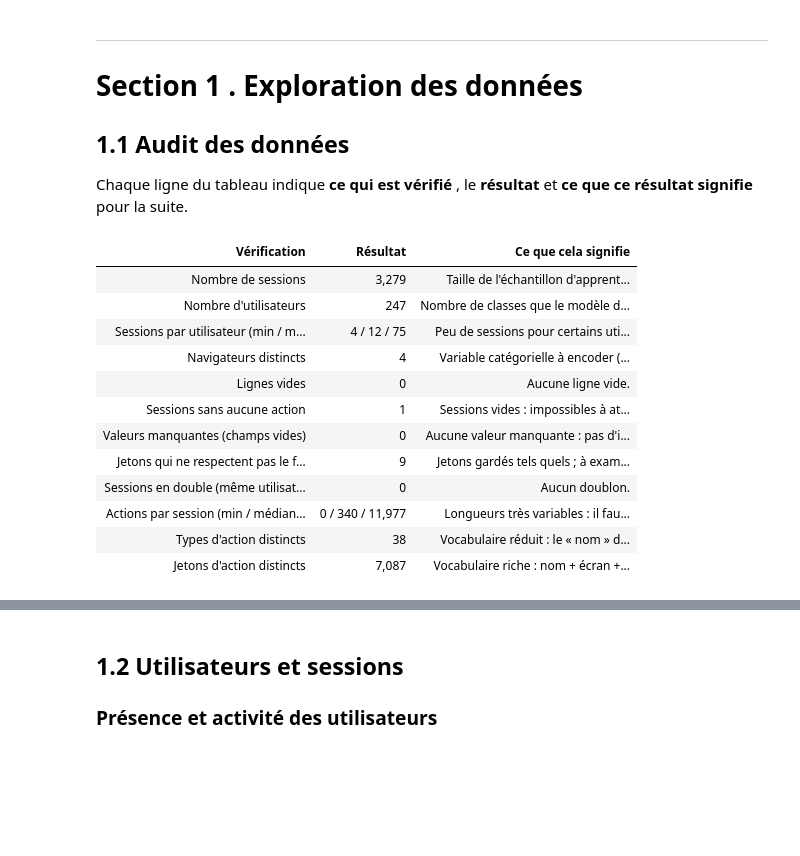
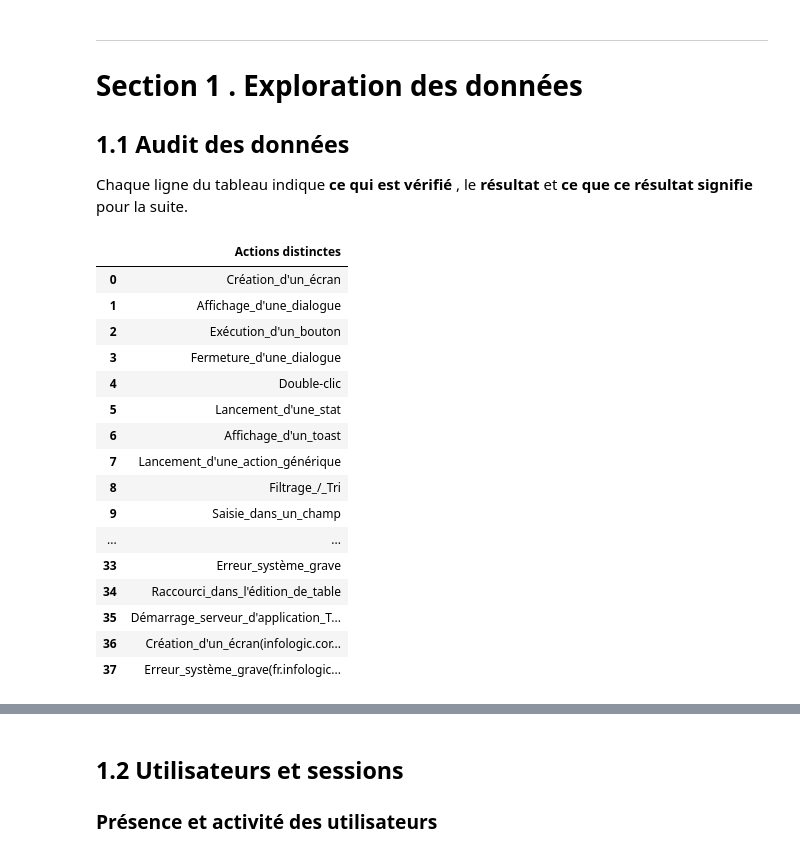
Before and after one commit to valponce/BE_DataSciences, a Jupyter notebook: src/infologic_user_identification_v2.ipynb, the cells around one changed output, grey strips where cells are left out. Cells and saved outputs as stored; diff of their text form; code cells hidden in the pictures; blank space fills up the shorter version.

```diff
--- a/src/infologic_user_identification_v2.ipynb
+++ b/src/infologic_user_identification_v2.ipynb
@@ -167,54 +173,55 @@ Chaque ligne du tableau indique **ce qui est vérifié** , le **résultat** et *
 # %%
 effectifs = train["util"].value_counts()
 n_sessions = len(train)
 non_conformes = int(train["n_non_conformes"].sum())
 champs_vides = int(train["n_champs_vides"].sum())
 sans_action = int((train["n_actions"] == 0).sum())
 doublons = int(train.duplicated(["util", "navigateur", "empreinte"]).sum())
 toutes_actions = Counter(a for doc in train["doc_actions"] for a in doc.split())
+
+
+#L'ajout de la fonction filter action
 tous_types = Counter(a for doc in train["doc_types"] for a in doc.split())
-
+#
 
 def sens(valeur, si_zero, sinon):
     return si_zero if valeur == 0 else sinon
 
 
 audit = pd.DataFrame([
-    ("Nombre de sessions", f"{n_sessions:,}", "Taille de l'échantillon d'apprentissage : chaque session est un exemple."),
-    ("Nombre d'utilisateurs", f"{len(effectifs)}", "Nombre de classes que le modèle devra distinguer."),
-    ("Sessions par utilisateur (min / médiane / max)", f"{effectifs.min()} / {effectifs.median():.0f} / {effectifs.max()}",
-     "Peu de sessions pour certains utilisateurs : ils seront plus difficiles à reconnaître."),
-    ("Navigateurs distincts", f"{train['navigateur'].nunique()}", "Variable catégorielle à encoder (un indicateur par navigateur)."),
-    ("Lignes vides", f"{train_lignes_vides}", sens(train_lignes_vides, "Aucune ligne vide.", "Lignes ignorées à la lecture.")),
-    ("Sessions sans aucune action", f"{sans_action}", sens(sans_action, "Toutes les sessions contiennent au moins une action.",
-                                                           "Sessions vides : impossibles à attribuer à partir des actions.")),
-    ("Valeurs manquantes (champs vides)", f"{champs_vides}", sens(champs_vides, "Aucune valeur manquante : pas d'imputation à faire.",
-                                                                  "Champs vides ignorés lors de la lecture.")),
-    ("Jetons qui ne respectent pas le format attendu", f"{non_conformes}",
-     sens(non_conformes, "Le format Nom(écran)<config>$chaîne$1 est respecté partout : la lecture est fiable.",
-          "Jetons gardés tels quels ; à examiner s'ils sont nombreux.")),
-    ("Sessions en double (même utilisateur, même trace)", f"{doublons}",
-     sens(doublons, "Aucun doublon.", "Doublons conservés : une même tâche répétée peut être légitime.")),
+    ("Nombre de sessions", f"{n_sessions:,}"),
+    ("Nombre d'utilisateurs", f"{len(effectifs)}"),
+    ("Sessions par utilisateur (min / médiane / max)", f"{effectifs.min()} / {effectifs.median():.0f} / {effectifs.max()}"),
+    ("Navigateurs distincts", f"{train['navigateur'].nunique()}"),
+    ("Lignes vides", f"{train_lignes_vides}"),
+    ("Sessions sans aucune action", f"{sans_action}"),
+    ("Valeurs manquantes (champs vides)", f"{champs_vides}"),
+    ("Jetons qui ne respectent pas le format attendu", f"{non_conformes}"),
+    ("Sessions en double (même utilisateur, même trace)", f"{doublons}"),
     ("Actions par session (min / médiane / max)",
-     f"{train['n_actions'].min()} / {train['n_actions'].median():.0f} / {train['n_actions'].max():,}",
-     "Longueurs très variables : il faudra normaliser les comptages."),
-    ("Types d'action distincts", f"{len(tous_types)}", "Vocabulaire réduit : le « nom » de l'action (clic, saisie…)."),
-    ("Jetons d'action distincts", f"{len(toutes_actions):,}", "Vocabulaire riche : nom + écran + configuration + chaîne."),
-], columns=["Vérification", "Résultat", "Ce que cela signifie"])
+     f"{train['n_actions'].min()} / {train['n_actions'].median():.0f} / {train['n_actions'].max():,}"),
+    ("Types d'action distincts", f"{len(tous_types)}"),
+    ("Jetons d'action distincts", f"{len(toutes_actions):,}"),
+], columns=["Vérification", "Résultat"])
 
+display(pd.DataFrame(list(tous_types.keys()), columns=["Actions distinctes"]))
 with pd.option_context("display.max_colwidth", None):
     display(audit.style.hide(axis="index").set_properties(**{"text-align": "left"}))
 # %% [output]
-| Vérification | Résultat | Ce que cela signifie |
-| Nombre de sessions | 3,279 | Taille de l'échantillon d'apprent... |
-| Nombre d'utilisateurs | 247 | Nombre de classes que le modèle d... |
-| Sessions par utilisateur (min / m... | 4 / 12 / 75 | Peu de sessions pour certains uti... |
-| Navigateurs distincts | 4 | Variable catégorielle à encoder (... |
-| Lignes vides | 0 | Aucune ligne vide. |
-| Sessions sans aucune action | 1 | Sessions vides : impossibles à at... |
-| Valeurs manquantes (champs vides) | 0 | Aucune valeur manquante : pas d'i... |
-| Jetons qui ne respectent pas le f... | 9 | Jetons gardés tels quels ; à exam... |
-| Sessions en double (même utilisat... | 0 | Aucun doublon. |
-| Actions par session (min / médian... | 0 / 340 / 11,977 | Longueurs très variables : il fau... |
-| Types d'action distincts | 38 | Vocabulaire réduit : le « nom » d... |
-| Jetons d'action distincts | 7,087 | Vocabulaire riche : nom + écran +... |
+|  | Actions distinctes |
+| 0 | Création_d'un_écran |
+| 1 | Affichage_d'une_dialogue |
+| 2 | Exécution_d'un_bouton |
+| 3 | Fermeture_d'une_dialogue |
+| 4 | Double-clic |
+| 5 | Lancement_d'une_stat |
+| 6 | Affichage_d'un_toast |
+| 7 | Lancement_d'une_action_générique |
+| 8 | Filtrage_/_Tri |
+| 9 | Saisie_dans_un_champ |
+| ... | ... |
+| 33 | Erreur_système_grave |
+| 34 | Raccourci_dans_l'édition_de_table |
+| 35 | Démarrage_serveur_d'application_T... |
+| 36 | Création_d'un_écran(infologic.cor... |
+| 37 | Erreur_système_grave(fr.infologic... |
```
Also changed, not shown: parts of 36 cells of this notebook.
